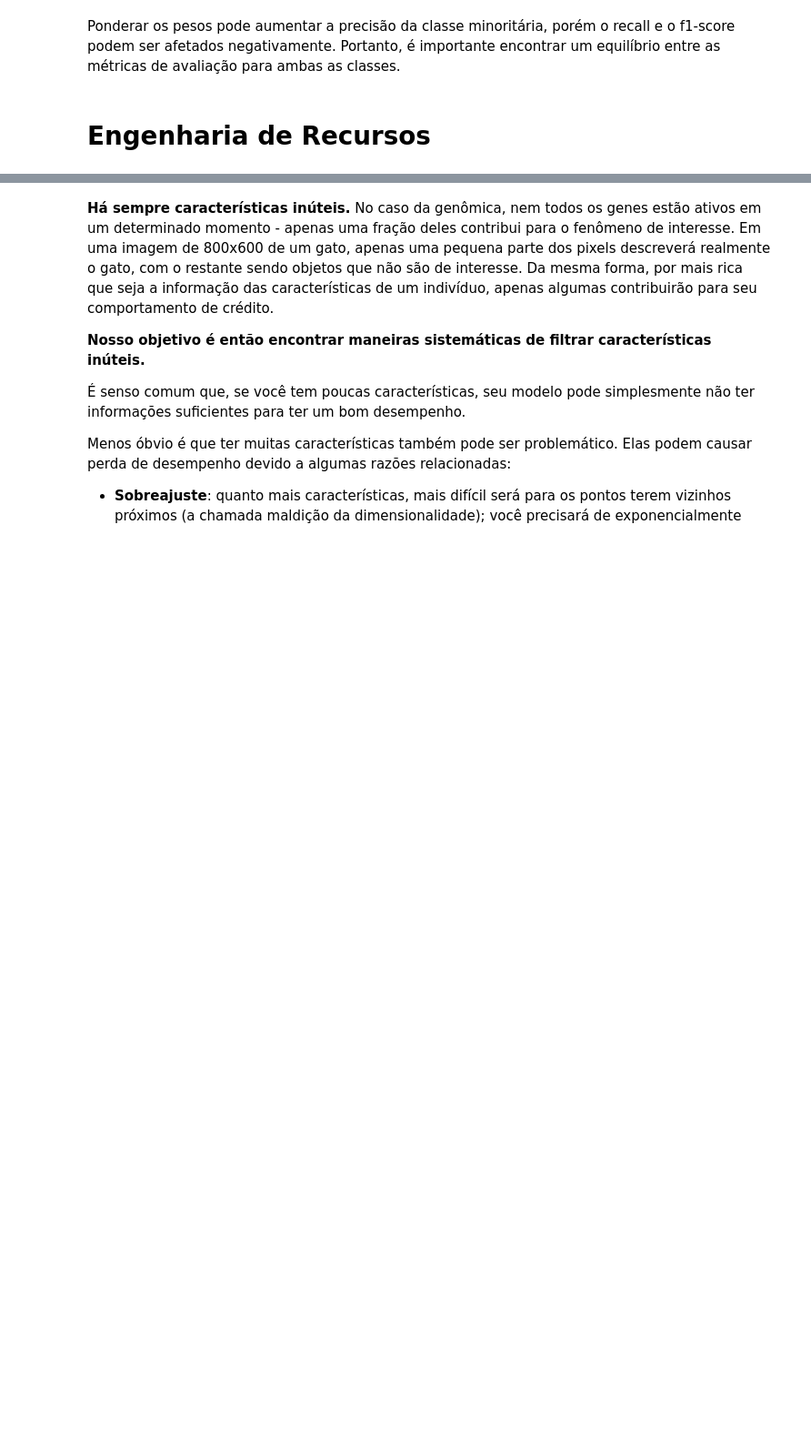
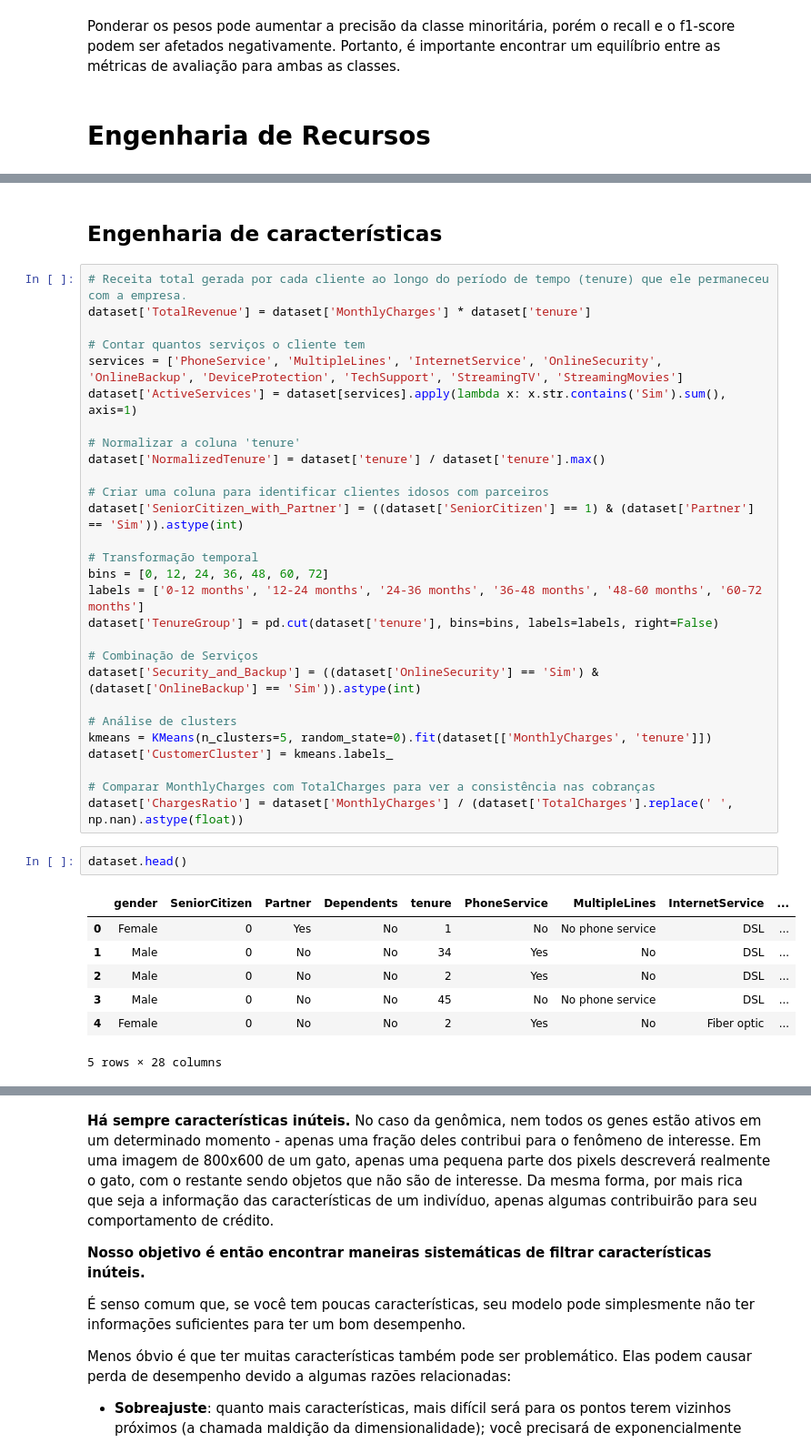
Before and after one commit to ArthurrCr/Churn_Telco, a Jupyter notebook: notebooks/model_training.ipynb, the cells around one changed output, grey strips where cells are left out. Shown at 91% size. Cells and saved outputs as stored; diff of their text form; blank space fills up the shorter version.

```diff
--- a/notebooks/model_training.ipynb
+++ b/notebooks/model_training.ipynb
@@ -426,0 +405,40 @@ Para crédito, é comum ter conjuntos de dados com $ p $ entre 100-10.000 caract
+# %% [markdown]
+## Engenharia de características
+# %%
+# Receita total gerada por cada cliente ao longo do período de tempo (tenure) que ele permaneceu com a empresa.
+dataset['TotalRevenue'] = dataset['MonthlyCharges'] * dataset['tenure']
+
+# Contar quantos serviços o cliente tem
+services = ['PhoneService', 'MultipleLines', 'InternetService', 'OnlineSecurity', 'OnlineBackup', 'DeviceProtection', 'TechSupport', 'StreamingTV', 'StreamingMovies']
+dataset['ActiveServices'] = dataset[services].apply(lambda x: x.str.contains('Sim').sum(), axis=1)
+
+# Normalizar a coluna 'tenure'
+dataset['NormalizedTenure'] = dataset['tenure'] / dataset['tenure'].max()
+
+# Criar uma coluna para identificar clientes idosos com parceiros
+dataset['SeniorCitizen_with_Partner'] = ((dataset['SeniorCitizen'] == 1) & (dataset['Partner'] == 'Sim')).astype(int)
+
+# Transformação temporal
+bins = [0, 12, 24, 36, 48, 60, 72]
+labels = ['0-12 months', '12-24 months', '24-36 months', '36-48 months', '48-60 months', '60-72 months']
+dataset['TenureGroup'] = pd.cut(dataset['tenure'], bins=bins, labels=labels, right=False)
+
+# Combinação de Serviços
+dataset['Security_and_Backup'] = ((dataset['OnlineSecurity'] == 'Sim') & (dataset['OnlineBackup'] == 'Sim')).astype(int)
+
+# Análise de clusters
+kmeans = KMeans(n_clusters=5, random_state=0).fit(dataset[['MonthlyCharges', 'tenure']])
+dataset['CustomerCluster'] = kmeans.labels_
+
+# Comparar MonthlyCharges com TotalCharges para ver a consistência nas cobranças
+dataset['ChargesRatio'] = dataset['MonthlyCharges'] / (dataset['TotalCharges'].replace(' ', np.nan).astype(float))
+# %%
+dataset.head()
+# %% [output]
+|  | gender | SeniorCitizen | Partner | Dependents | tenure | PhoneService | MultipleLines | InternetService | ... |
+| 0 | Female | 0 | Yes | No | 1 | No | No phone service | DSL | ... |
+| 1 | Male | 0 | No | No | 34 | Yes | No | DSL | ... |
+| 2 | Male | 0 | No | No | 2 | Yes | No | DSL | ... |
+| 3 | Male | 0 | No | No | 45 | No | No phone service | DSL | ... |
+| 4 | Female | 0 | No | No | 2 | Yes | No | Fiber optic | ... |
+5 rows × 28 columns
```
Also changed, not shown: parts of 34 cells of this notebook.
